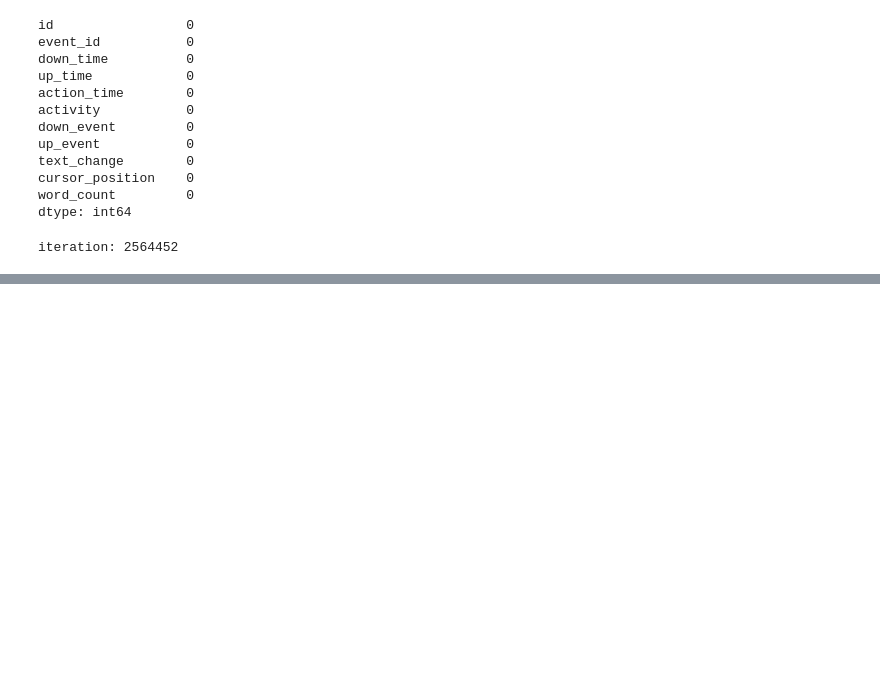
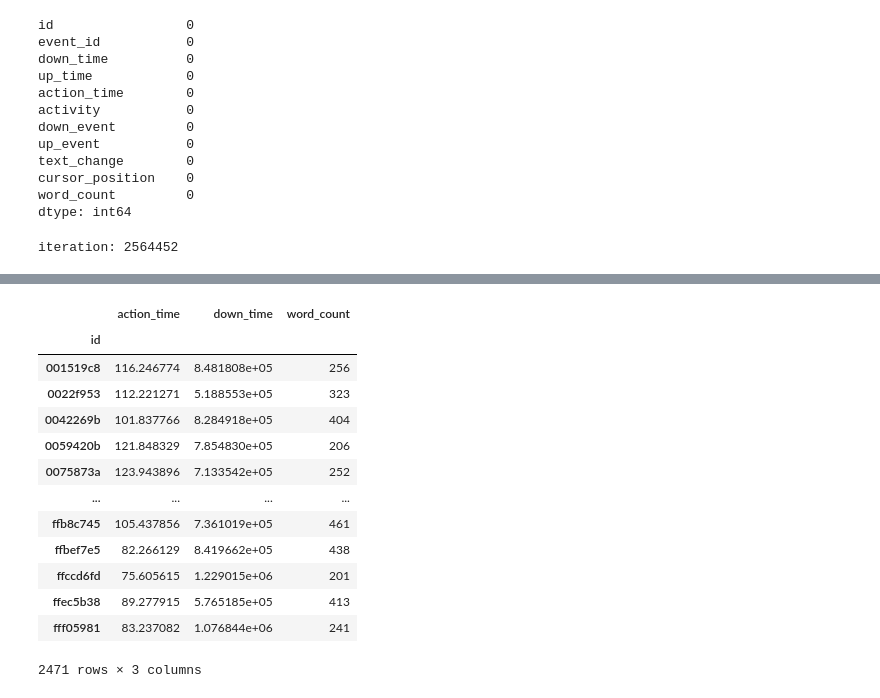
Before and after one commit to PiotrDratwa/Writing_quality_projections, a Jupyter notebook: Linking Writing Processes to Writing Quality.ipynb, the cells around one changed output, grey strips where cells are left out. Cells and saved outputs as stored; diff of their text form; code cells hidden in the pictures; blank space fills up the shorter version.

```diff
--- a/Linking Writing Processes to Writing Quality.ipynb
+++ b/Linking Writing Processes to Writing Quality.ipynb
@@ -184,0 +224,20 @@ iteration: 2564452
+# %%
+X = df[['id', 'action_time','down_time']]
+X = X.groupby(['id']).mean()
+# %%
+X.join(df[['id', 'word_count']].groupby(['id']).max())
+# %% [output]
+|  | action_time | down_time | word_count |
+| id |  |  |  |
+| 001519c8 | 116.246774 | 8.481808e+05 | 256 |
+| 0022f953 | 112.221271 | 5.188553e+05 | 323 |
+| 0042269b | 101.837766 | 8.284918e+05 | 404 |
+| 0059420b | 121.848329 | 7.854830e+05 | 206 |
+| 0075873a | 123.943896 | 7.133542e+05 | 252 |
+| ... | ... | ... | ... |
+| ffb8c745 | 105.437856 | 7.361019e+05 | 461 |
+| ffbef7e5 | 82.266129 | 8.419662e+05 | 438 |
+| ffccd6fd | 75.605615 | 1.229015e+06 | 201 |
+| ffec5b38 | 89.277915 | 5.765185e+05 | 413 |
+| fff05981 | 83.237082 | 1.076844e+06 | 241 |
+2471 rows × 3 columns
```
Also changed, not shown: parts of 8 cells of this notebook.
